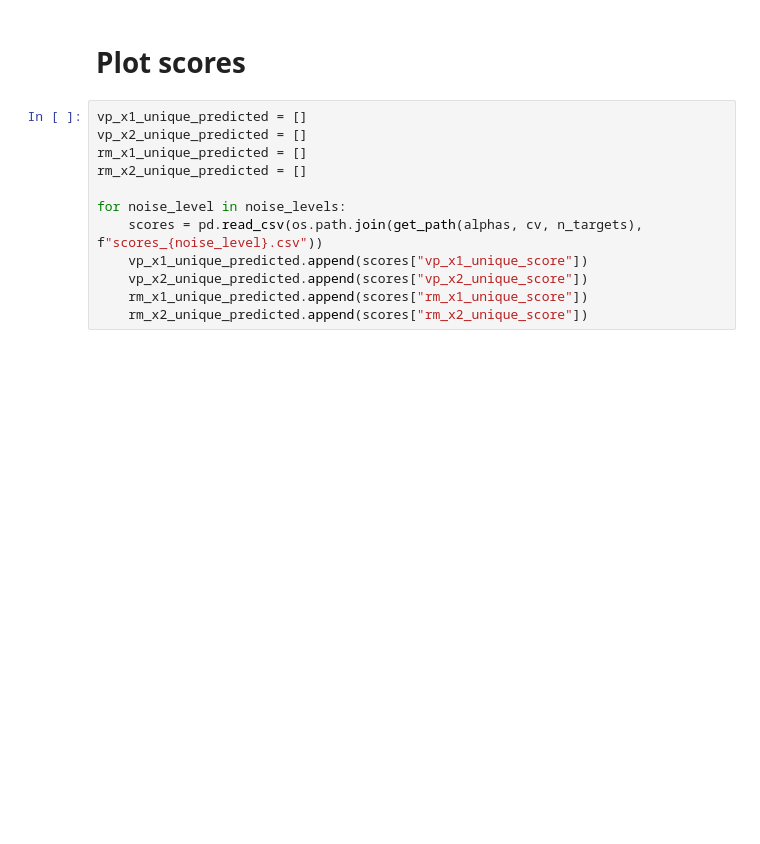
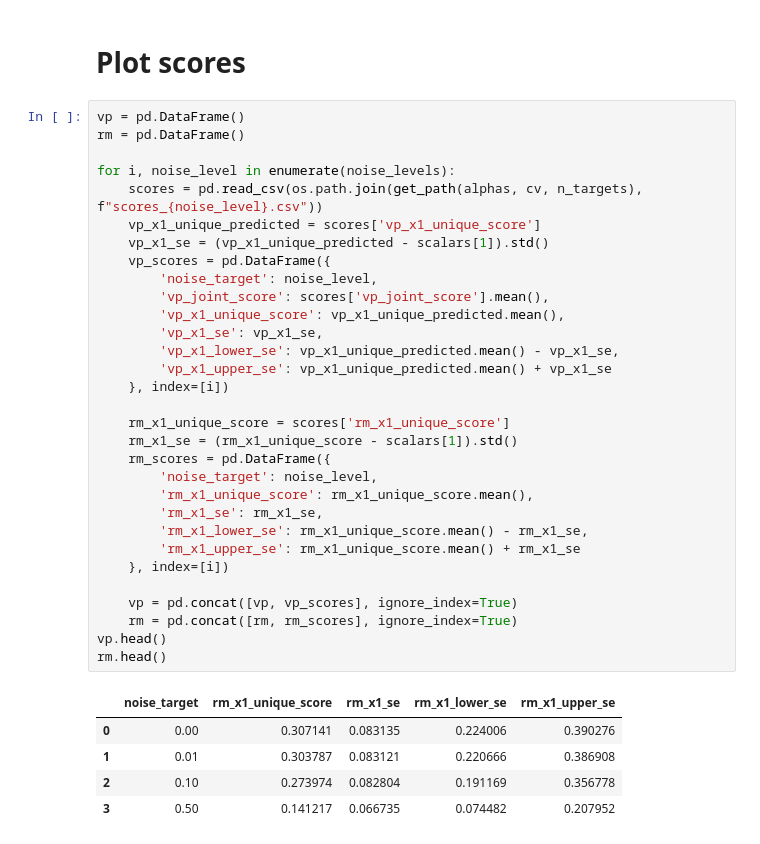
Before and after one commit to leo-schultheiss/compare_variance_residual, a Jupyter notebook: compare_variance_residual/plot_noise_levels.ipynb, the cells around one changed output. Saved outputs shown, nothing was run; the diff lists cells and outputs as text; blank space fills up the shorter version.

```diff
--- a/compare_variance_residual/plot_noise_levels.ipynb
+++ b/compare_variance_residual/plot_noise_levels.ipynb
@@ -83,15 +105,40 @@ RuntimeError: Failed to auto-detect CUDA root directory. Please specify `CUDA_PA
 # %% [markdown]
 # Plot scores
 # %%
-vp_x1_unique_predicted = []
-vp_x2_unique_predicted = []
-rm_x1_unique_predicted = []
-rm_x2_unique_predicted = []
+vp = pd.DataFrame()
+rm = pd.DataFrame()
 
-for noise_level in noise_levels:
+for i, noise_level in enumerate(noise_levels):
     scores = pd.read_csv(os.path.join(get_path(alphas, cv, n_targets), f"scores_{noise_level}.csv"))
-    vp_x1_unique_predicted.append(scores["vp_x1_unique_score"])
-    vp_x2_unique_predicted.append(scores["vp_x2_unique_score"])
-    rm_x1_unique_predicted.append(scores["rm_x1_unique_score"])
-    rm_x2_unique_predicted.append(scores["rm_x2_unique_score"])
+    vp_x1_unique_predicted = scores['vp_x1_unique_score']
+    vp_x1_se = (vp_x1_unique_predicted - scalars[1]).std()
+    vp_scores = pd.DataFrame({
+        'noise_target': noise_level,
+        'vp_joint_score': scores['vp_joint_score'].mean(),
+        'vp_x1_unique_score': vp_x1_unique_predicted.mean(),
+        'vp_x1_se': vp_x1_se,
+        'vp_x1_lower_se': vp_x1_unique_predicted.mean() - vp_x1_se,
+        'vp_x1_upper_se': vp_x1_unique_predicted.mean() + vp_x1_se
+    }, index=[i])
+
+    rm_x1_unique_score = scores['rm_x1_unique_score']
+    rm_x1_se = (rm_x1_unique_score - scalars[1]).std()
+    rm_scores = pd.DataFrame({
+        'noise_target': noise_level,
+        'rm_x1_unique_score': rm_x1_unique_score.mean(),
+        'rm_x1_se': rm_x1_se,
+        'rm_x1_lower_se': rm_x1_unique_score.mean() - rm_x1_se,
+        'rm_x1_upper_se': rm_x1_unique_score.mean() + rm_x1_se
+    }, index=[i])
+
+    vp = pd.concat([vp, vp_scores], ignore_index=True)
+    rm = pd.concat([rm, rm_scores], ignore_index=True)
+vp.head()
+rm.head()
+# %% [output]
+|  | noise_target | rm_x1_unique_score | rm_x1_se | rm_x1_lower_se | rm_x1_upper_se |
+| 0 | 0.00 | 0.307141 | 0.083135 | 0.224006 | 0.390276 |
+| 1 | 0.01 | 0.303787 | 0.083121 | 0.220666 | 0.386908 |
+| 2 | 0.10 | 0.273974 | 0.082804 | 0.191169 | 0.356778 |
+| 3 | 0.50 | 0.141217 | 0.066735 | 0.074482 | 0.207952 |
 # %%
```
Also changed, not shown: parts of 6 cells of this notebook.
